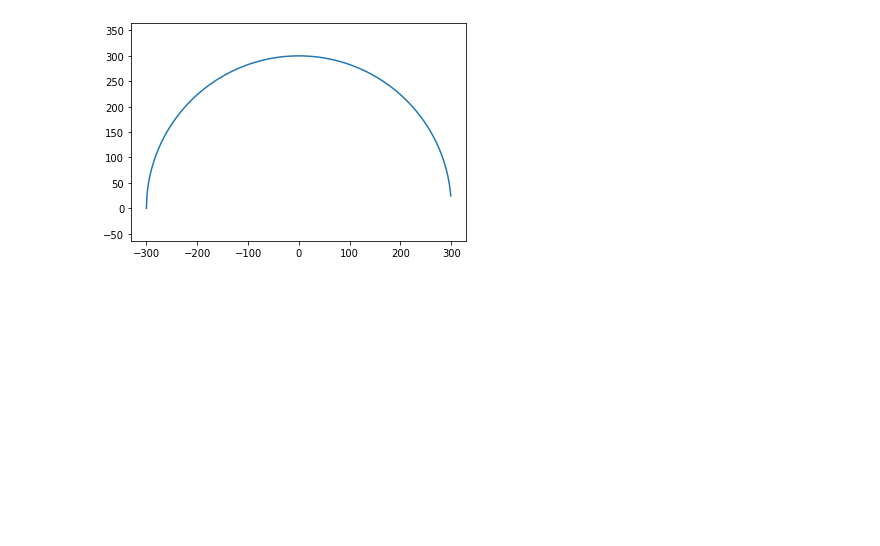
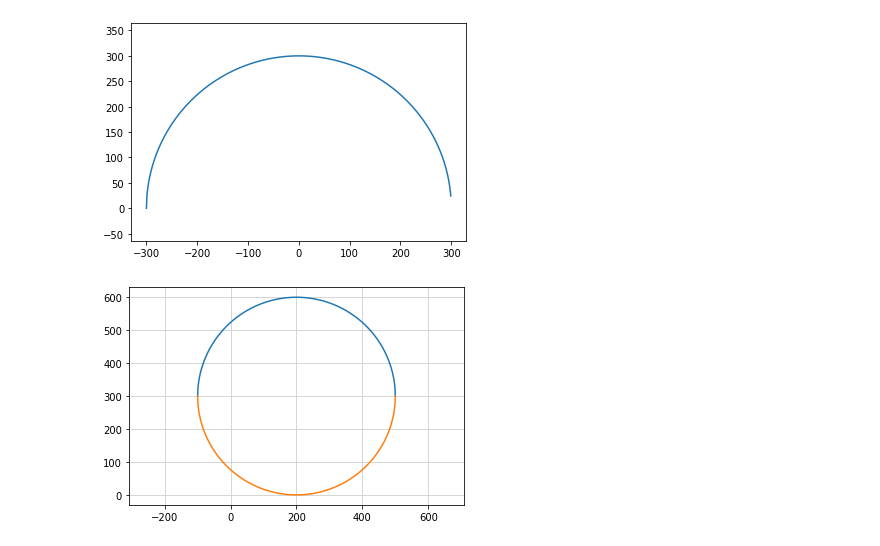
Before and after one commit to 1024xx4/high_school_math, a Jupyter notebook: try_ptyhon.ipynb, the cells around one changed output. Cells and saved outputs as stored; diff of their text form; code cells hidden in the pictures; blank space fills up the shorter version.

Commit message:
TryPython: When the center of the circle is other than the origin of the coordinates.

```diff
--- a/try_ptyhon.ipynb
+++ b/try_ptyhon.ipynb
@@ -151,3 +151,26 @@ plt.axis('equal')
 plt.show()
 # %% [output]
 [figure]
+# %%
+# Draw a circle with the center(200, 300).
+import matplotlib.pyplot as plt
+import numpy as np
+
+# Center of circle.
+a = 200
+b = 300
+
+# Circle equations
+r = 300  # Radius
+x = np.arange(a - r, a * r * 1)  # x: Range required to draw a circle with a radius of 300 centered on (200, 300)
+y = np.sqrt(r ** 2 - (x - a) ** 2) + b  # y: Above the circle
+y2 = -y + 2 * b  # y2: Below the circle
+
+# Draw
+plt.plot(x, y)
+plt.plot(x, y2)
+plt.axis('equal')
+plt.grid(color='0.8')
+plt.show()
+# %% [output]
+[figure, added]
```
